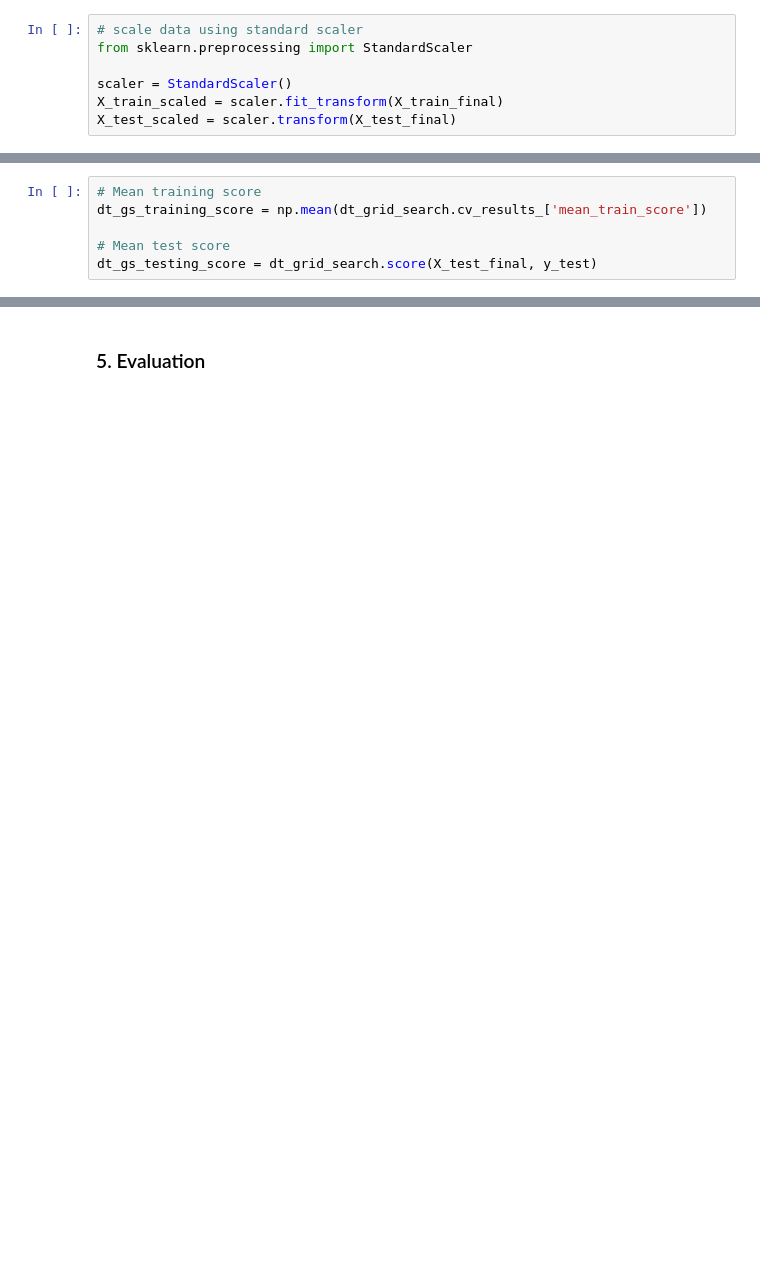
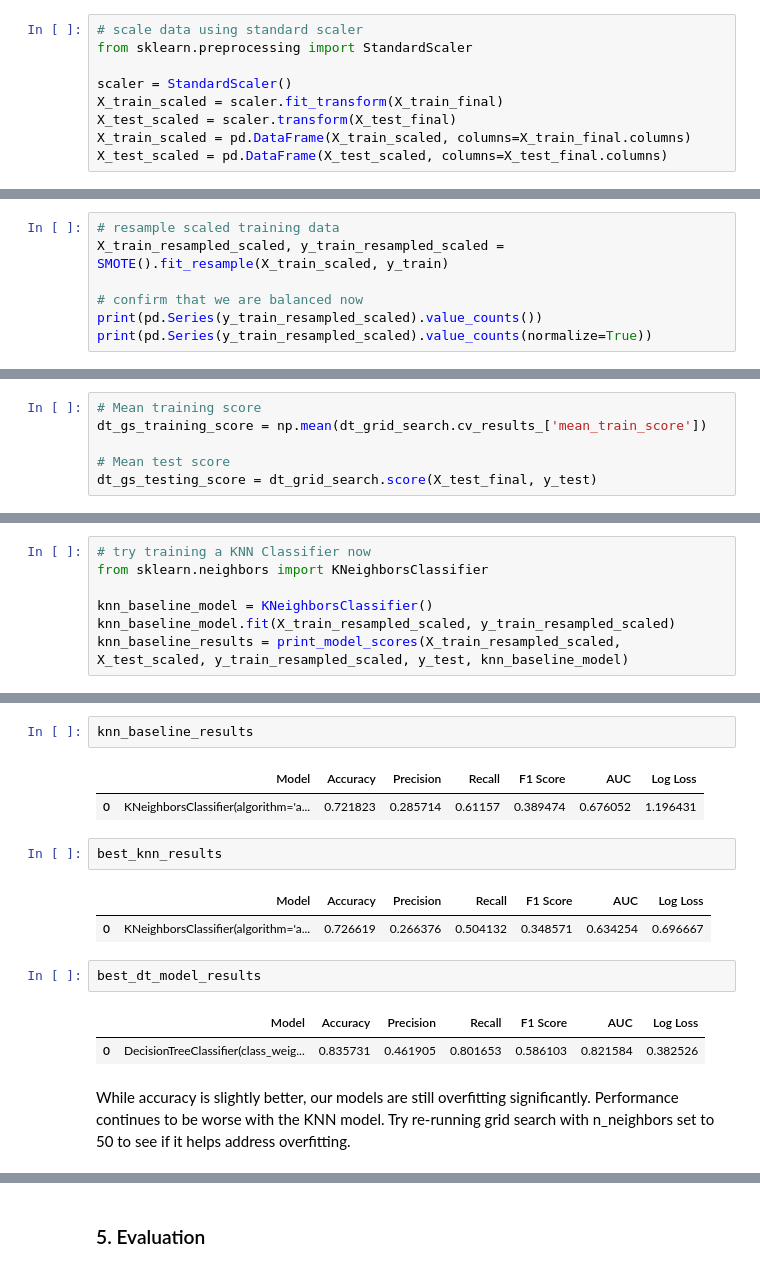
Before and after one commit to akaigraham/Predicting-Customer-Churn, a Jupyter notebook: Untitled.ipynb, the cells around one changed output, grey strips where cells are left out. Saved outputs shown, nothing was run; the diff lists cells and outputs as text; blank space fills up the shorter version.

```diff
--- a/Untitled.ipynb
+++ b/Untitled.ipynb
@@ -837,6 +797,8 @@ from sklearn.preprocessing import StandardScaler
 scaler = StandardScaler()
 X_train_scaled = scaler.fit_transform(X_train_final)
 X_test_scaled = scaler.transform(X_test_final)
+X_train_scaled = pd.DataFrame(X_train_scaled, columns=X_train_final.columns)
+X_test_scaled = pd.DataFrame(X_test_scaled, columns=X_test_final.columns)
 # %% [markdown]
 Handle any class imbalance
 # %%
@@ -870,3 +832,10 @@ dtype: int64
 1    0.5
 0    0.5
 dtype: float64
+# %%
+# resample scaled training data
+X_train_resampled_scaled, y_train_resampled_scaled = SMOTE().fit_resample(X_train_scaled, y_train)
+
+# confirm that we are balanced now
+print(pd.Series(y_train_resampled_scaled).value_counts())
+print(pd.Series(y_train_resampled_scaled).value_counts(normalize=True))
@@ -1103,0 +1126,7 @@ Log Loss: 0.7347318038346489
+# %%
+# try training a KNN Classifier now
+from sklearn.neighbors import KNeighborsClassifier
+
+knn_baseline_model = KNeighborsClassifier()
+knn_baseline_model.fit(X_train_resampled_scaled, y_train_resampled_scaled)
+knn_baseline_results = print_model_scores(X_train_resampled_scaled, X_test_scaled, y_train_resampled_scaled, y_test, knn_baseline_model)
@@ -1103,0 +1224,17 @@ Log Loss: 0.7347318038346489
+# %%
+knn_baseline_results
+# %% [output]
+|  | Model | Accuracy | Precision | Recall | F1 Score | AUC | Log Loss |
+| 0 | KNeighborsClassifier(algorithm='a... | 0.721823 | 0.285714 | 0.61157 | 0.389474 | 0.676052 | 1.196431 |
+# %%
+best_knn_results
+# %% [output]
+|  | Model | Accuracy | Precision | Recall | F1 Score | AUC | Log Loss |
+| 0 | KNeighborsClassifier(algorithm='a... | 0.726619 | 0.266376 | 0.504132 | 0.348571 | 0.634254 | 0.696667 |
+# %%
+best_dt_model_results
+# %% [output]
+|  | Model | Accuracy | Precision | Recall | F1 Score | AUC | Log Loss |
+| 0 | DecisionTreeClassifier(class_weig... | 0.835731 | 0.461905 | 0.801653 | 0.586103 | 0.821584 | 0.382526 |
+# %% [markdown]
+While accuracy is slightly better, our models are still overfitting significantly.  Performance continues to be worse with the KNN model. Try re-running grid search with n_neighbors set to 50 to see if it helps address overfitting.
```
Also changed, not shown: parts of 41 cells of this notebook.
